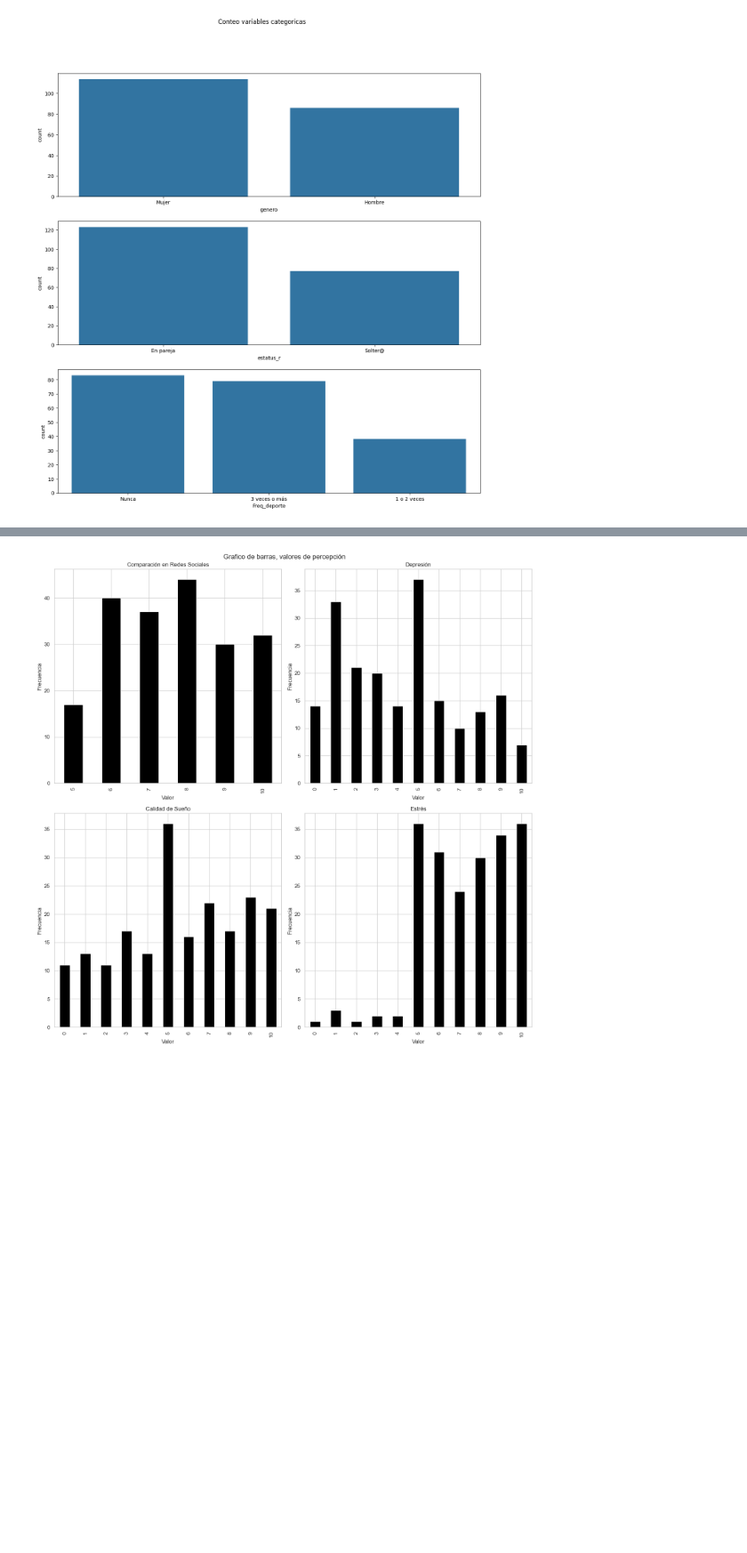
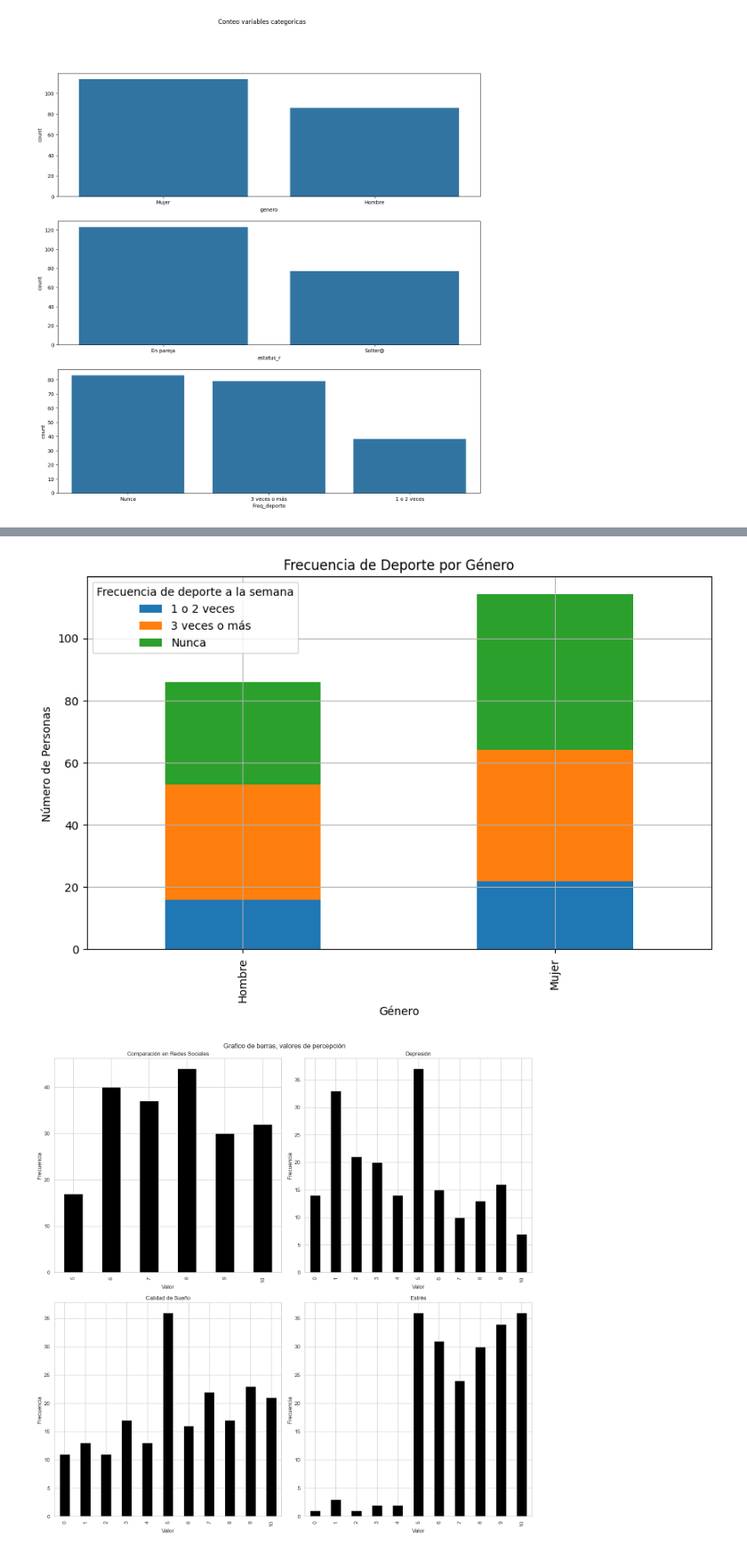
Before and after one commit to fabiaangzc/RedesSocialesySaludMental, a Jupyter notebook: Análisis descriptivo.ipynb, the cells around one changed output, grey strips where cells are left out. Shown: that part at 89% size. Cells and saved outputs as stored; diff of their text form; code cells hidden in the pictures; blank space fills up the shorter version.

```diff
--- a/Análisis descriptivo.ipynb
+++ b/Análisis descriptivo.ipynb
@@ -256,13 +256,15 @@ KeyError: 'Género'
 # %%
-sport_frequency = data.groupby(['Género', 'Frecuencia de deporte a la semana']).size().unstack(fill_value=0)
+sport_frequency = df.groupby(['genero', 'Freq_deporte']).size().unstack(fill_value=0)
 
 sport_frequency.plot(kind='bar', stacked=True, figsize=(10, 6))
 plt.xlabel('Género')
 plt.ylabel('Número de Personas')
 plt.title('Frecuencia de Deporte por Género')
 plt.legend(title='Frecuencia de deporte a la semana')
 plt.grid(True)
 plt.show()
+# %% [output]
+[figure, added]
 # %%
 fig, ax = plt.subplots(2, 2, figsize=(15,15))
 fig.suptitle('Grafico de barras, valores de percepción')
```
Also changed, not shown: parts of 5 cells of this notebook.
